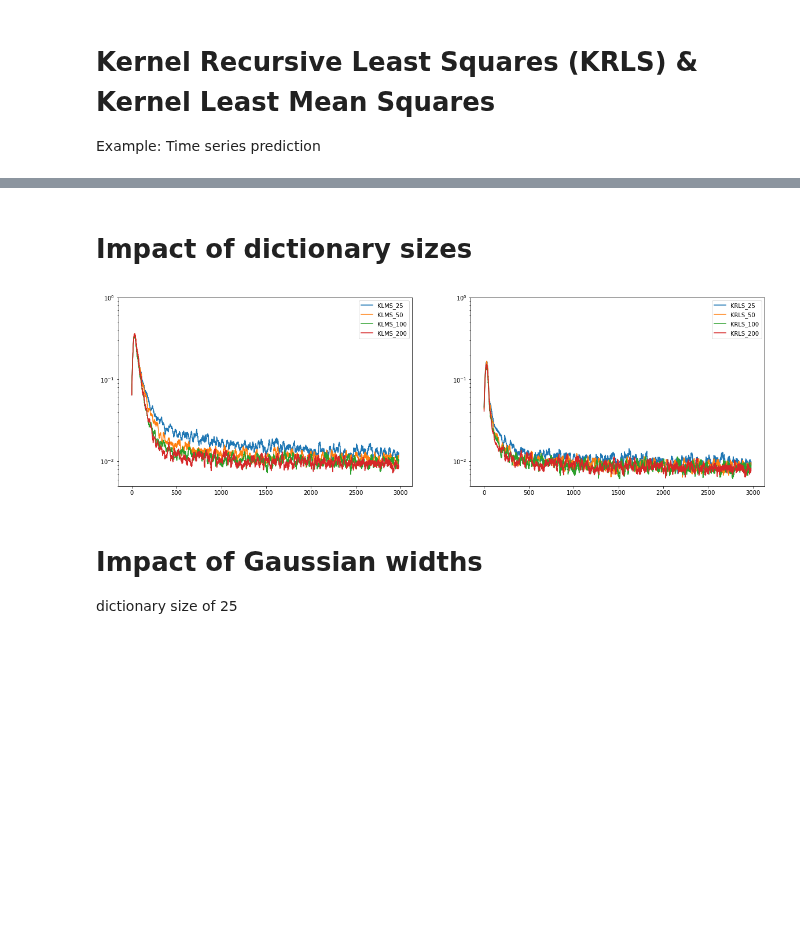
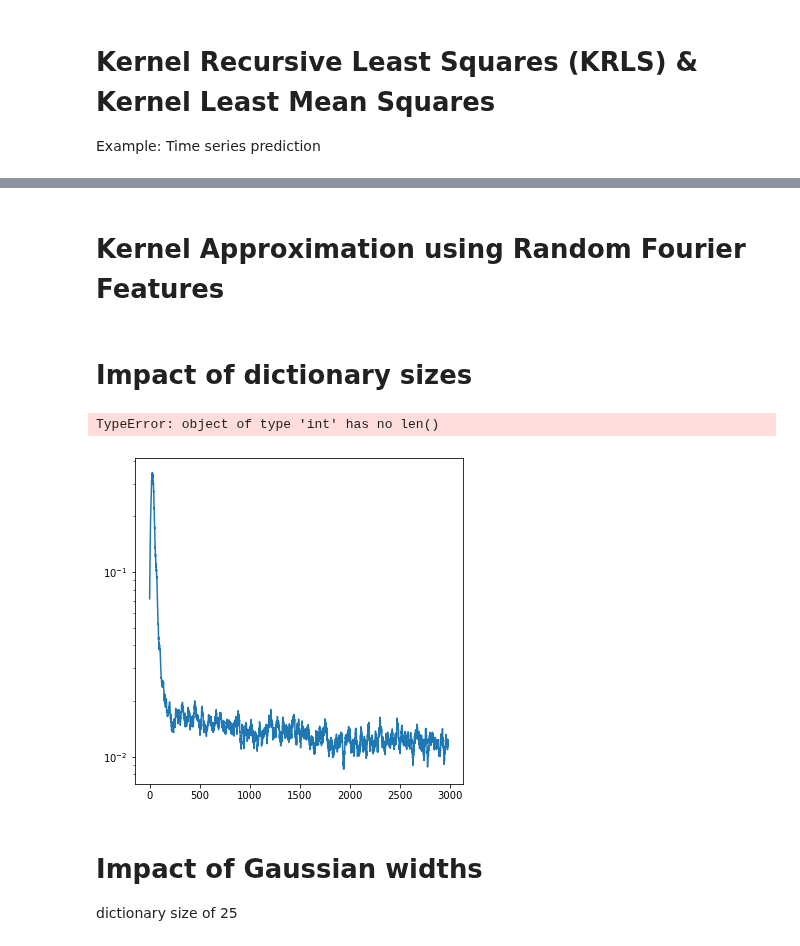
Before and after one commit to cjfelixx/machine-learning-graduate-research, a Jupyter notebook: FederatedLearing/kernelLeastSquares.ipynb, the cells around one changed output, grey strips where cells are left out. Saved outputs shown, nothing was run; the diff lists cells and outputs as text; code cells hidden in the pictures; blank space fills up the shorter version.

```diff
--- a/FederatedLearing/kernelLeastSquares.ipynb
+++ b/FederatedLearing/kernelLeastSquares.ipynb
@@ -106,11 +102,18 @@ $$ p(\omega) = (2\pi)^{-D/2}e^{-\|\omega\|_2^2/2}$$
+# %% [markdown]
+# Kernel Approximation using Random Fourier Features
 # %% [markdown]
 # Impact of dictionary sizes
 # %%
 num_experiments = 25
 # Experiment
 kernel = Kernel(3.73)
-D = [25,50,100,200]
-
+D = [25,50,100]
+kernel = Kernel(3.73)
+step_size = 0.09
+reg_coeff = 0.9
+num_experiments = 25
+num_data = 3000
+beta = 0.999
 mse_KLMS_RFF_smooth = []
 mse_KNLMS_RFF_smooth = []
 mse_KRLS_RFF_smooth = []
@@ -120,10 +123,10 @@ for i in range(len(D)):
     mse_KRLS_RFF = np.zeros(num_data)
     KLMS_RFF = klms_rff(step_size,D[i])
     KNLMS_RFF = knlms_rff(step_size,reg_coeff,D[i])
-    KRLS_RFF = krls_rff(D[i])
+    KRLS_RFF = krls_rff(D[i],beta=beta)
     for j in tqdm(range(num_experiments)):
     #     print('experiment',i+1)
-        u,d,d_true = load_dodd(num_data)
+        u,d,d_true = load_dodd1(num_data)
         sigma = 1/np.sqrt(2*kernel.sigma)
         W = (1/sigma) * np.random.normal(loc=0, scale=1.0, size=(2,D[i]))
         b = np.random.uniform(0,2*np.pi,D[i]).reshape(D[i],1)
@@ -135,7 +138,7 @@ for i in range(len(D)):
         err_KNLMS_RFF,_ = KNLMS_RFF.train(h,d,np.zeros((D[i],1)))
         mse_KNLMS_RFF += (np.square((d_true - d) + err_KNLMS_RFF))/num_experiments
 
-        err_KRLS_RFF,_ = KRLS_RFF.train(h,d,np.zeros((D[i],1)))
+        err_KRLS_RFF,_,P = KRLS_RFF.train(h,d,np.zeros((D[i],1)),KRLS_RFF.P)
         mse_KRLS_RFF += (np.square((d_true - d) + err_KRLS_RFF))/num_experiments
 
     mse_KLMS_RFF_smooth.append(np.convolve(mse_KLMS_RFF,np.ones(20)/20,'valid'))
@@ -143,22 +146,37 @@ for i in range(len(D)):
     mse_KRLS_RFF_smooth.append(np.convolve(mse_KRLS_RFF,np.ones(20)/20,'valid'))
 # %%
 plt.figure(figsize=(2*10, 6))
-
-plt.subplot(1, 2, 1)
+plt.subplot(1, 3, 1)
+plt.semilogy(range(len(amse_KLMS)),amse_KLMS, label='KLMS')
 for i in range(len(D)):
-    plt.semilogy(range(len(mse_KLMS_RFF_smooth[i])),mse_KLMS_RFF_smooth[i], label='KLMS_' + str(D[i]))
+    plt.semilogy(range(len(mse_KLMS_RFF_smooth[i])),mse_KLMS_RFF_smooth[i], label="$KLMS_{" + str(D[i])+ "}$")
 plt.legend()
 plt.ylim([0.005,1e0])
-plt.subplot(1, 2, 2)
+plt.ylabel("MSE")
+plt.xlabel("iteration")
+
+plt.subplot(1, 3, 2)
+plt.semilogy(range(len(amse_KNLMS)),amse_KNLMS, label='KNLMS')
 for i in range(len(D)):
-    plt.semilogy(range(len(mse_KRLS_RFF_smooth[i])),mse_KRLS_RFF_smooth[i], label='KRLS_' + str(D[i]))
+    plt.semilogy(range(len(mse_KNLMS_RFF_smooth[i])),mse_KNLMS_RFF_smooth[i], label="$KNLMS_{" + str(D[i])+"}$")
 plt.legend()
 plt.ylim([0.005,1e0])
-# plt.xlim([0,3000])
+plt.ylabel("MSE")
+plt.xlabel("iteration")
+
+plt.subplot(1, 3, 3)
+plt.semilogy(range(len(amse_KRLS)),amse_KRLS, label='KRLS')
+for i in range(len(D)):
+    plt.semilogy(range(len(mse_KRLS_RFF_smooth[i])),mse_KRLS_RFF_smooth[i], label="$KRLS_{" + str(D[i])+"}$")
+plt.legend()
+plt.ylim([0.005,1e0])
+plt.ylabel("MSE")
+plt.xlabel("iteration")
 
 plt.show()
 # %% [output]
+TypeError: object of type 'int' has no len()
-[figure, old version]
+[figure, new version]
 # %% [markdown]
 # Impact of Gaussian widths
 dictionary size of 25
```
Also changed, not shown: parts of 10 cells of this notebook, 11 other files.
